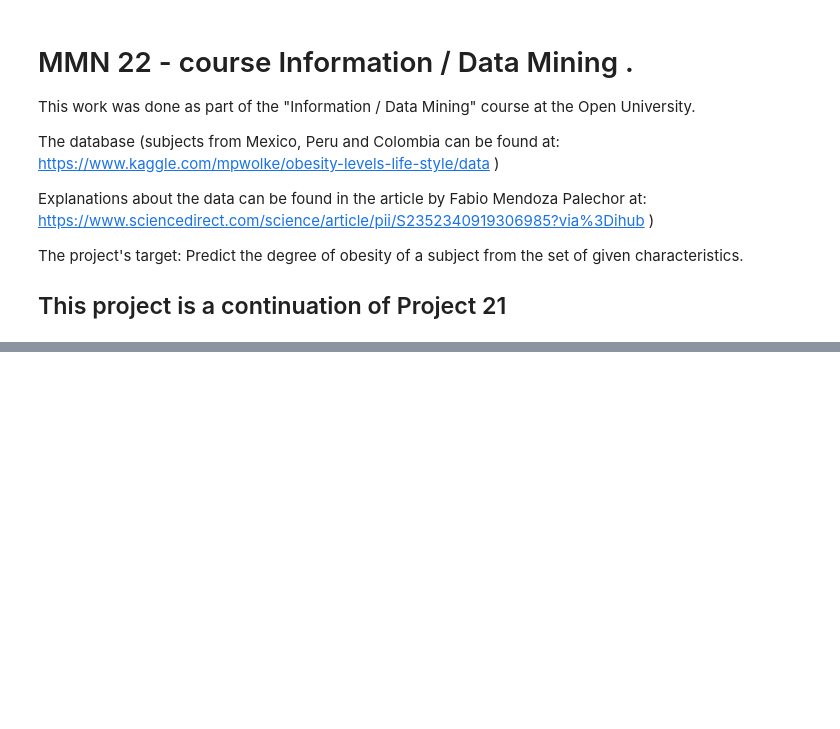
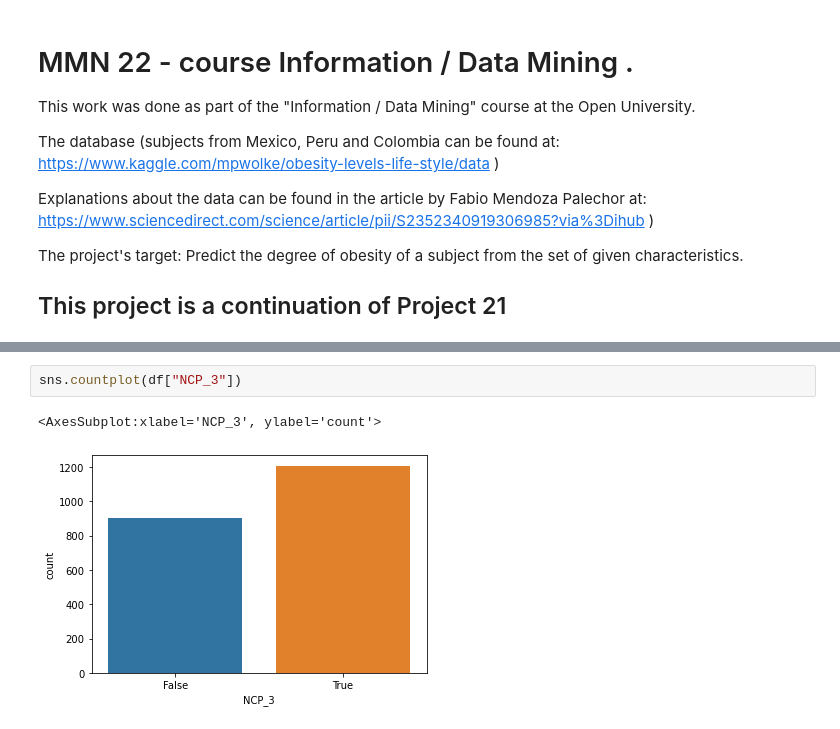
Before and after one commit to leibn/Data-Mining-Course-OpenU, a Jupyter notebook: mmn22/mmn22.ipynb, the cells around one changed output, grey strips where cells are left out. Saved outputs shown, nothing was run; the diff lists cells and outputs as text; blank space fills up the shorter version.

```diff
--- a/mmn22/mmn22.ipynb
+++ b/mmn22/mmn22.ipynb
@@ -12,0 +121,5 @@ Predict the degree of obesity of a subject from the set of given characteristics
+# %%
+sns.countplot(df["NCP_3"])
+# %% [output]
+<AxesSubplot:xlabel='NCP_3', ylabel='count'>
+[figure, added]
```
Also changed, not shown: parts of 33 cells of this notebook, 11 other files.
